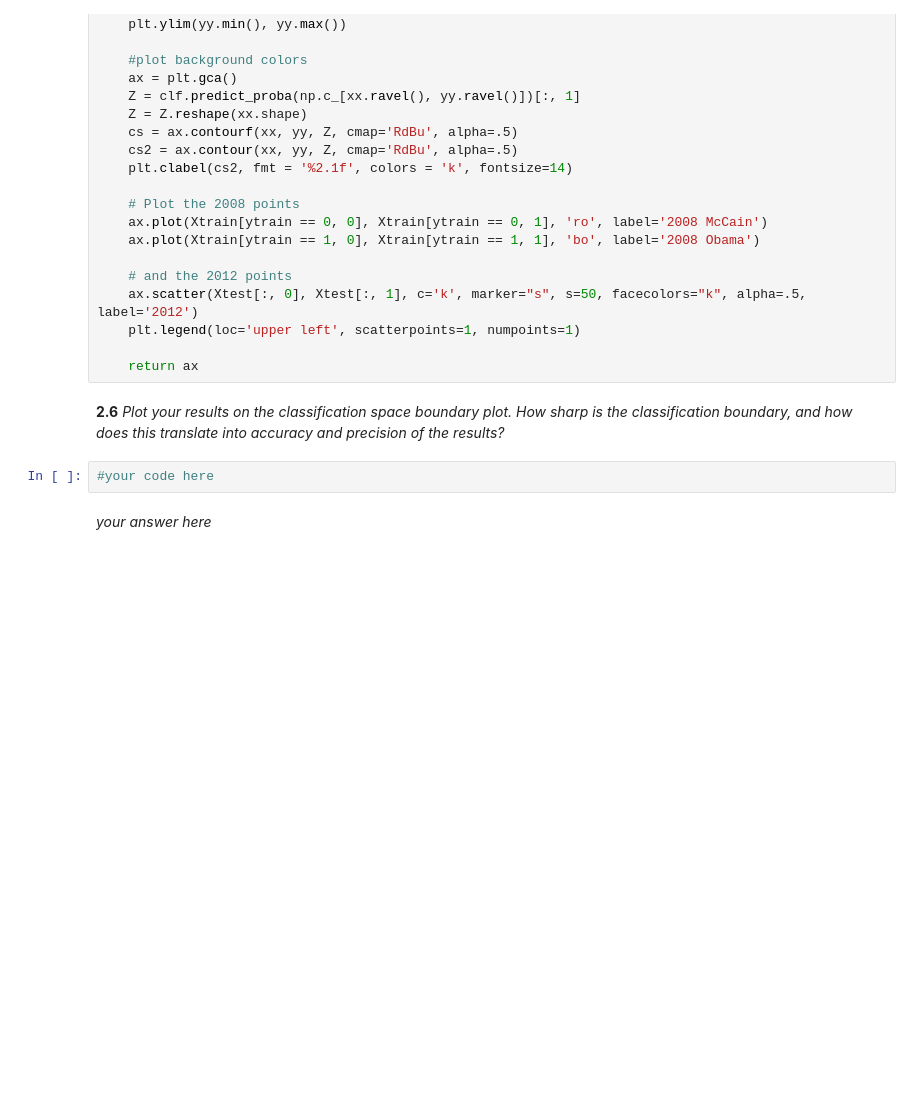
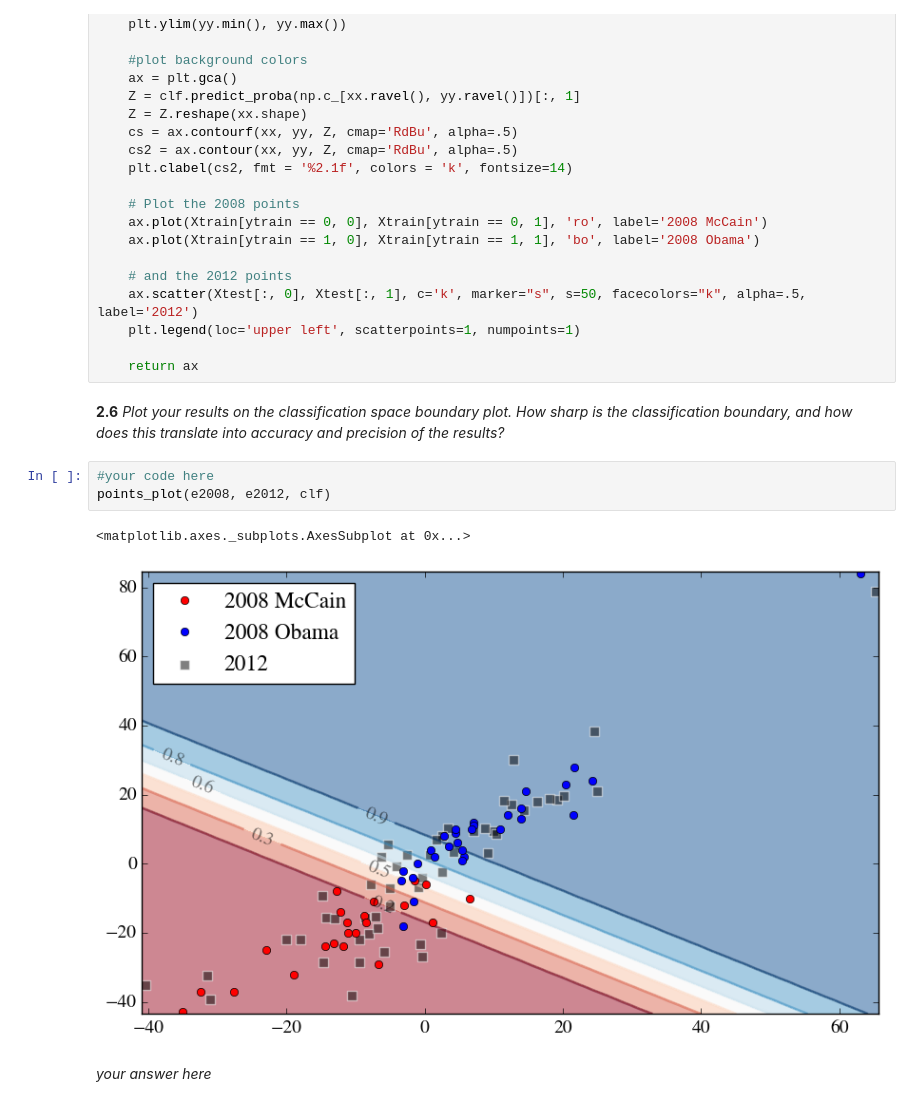
Before and after one commit to jacqzwy/content, a Jupyter notebook: HW2.ipynb, the cells around one changed output. Cells and saved outputs as stored; diff of their text form; blank space fills up the shorter version.

```diff
--- a/HW2.ipynb
+++ b/HW2.ipynb
@@ -1024,6 +1054,10 @@ def points_plot(e2008, e2012, clf):
 **2.6** *Plot your results on the classification space boundary plot. How sharp is the classification boundary, and how does this translate into accuracy and precision of the results?*
 # %%
 #your code here
+points_plot(e2008, e2012, clf)
+# %% [output]
+<matplotlib.axes._subplots.AxesSubplot at 0x...>
+[figure, added]
 # %% [markdown]
 *your answer here*
 # %% [markdown]
```
Also changed, not shown: parts of 11 cells of this notebook.
